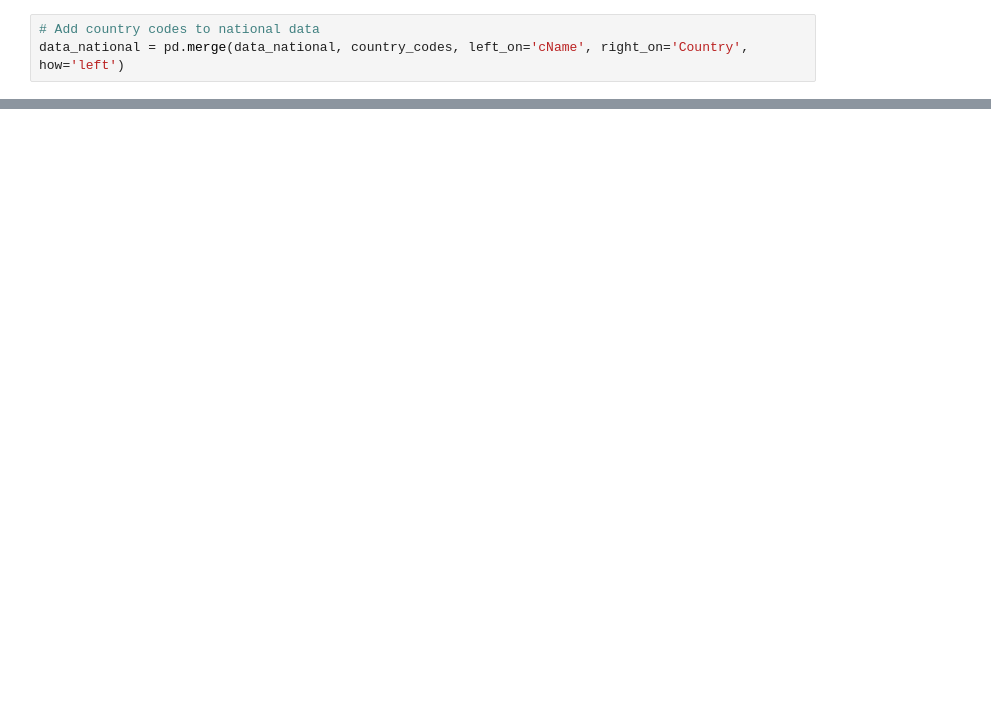
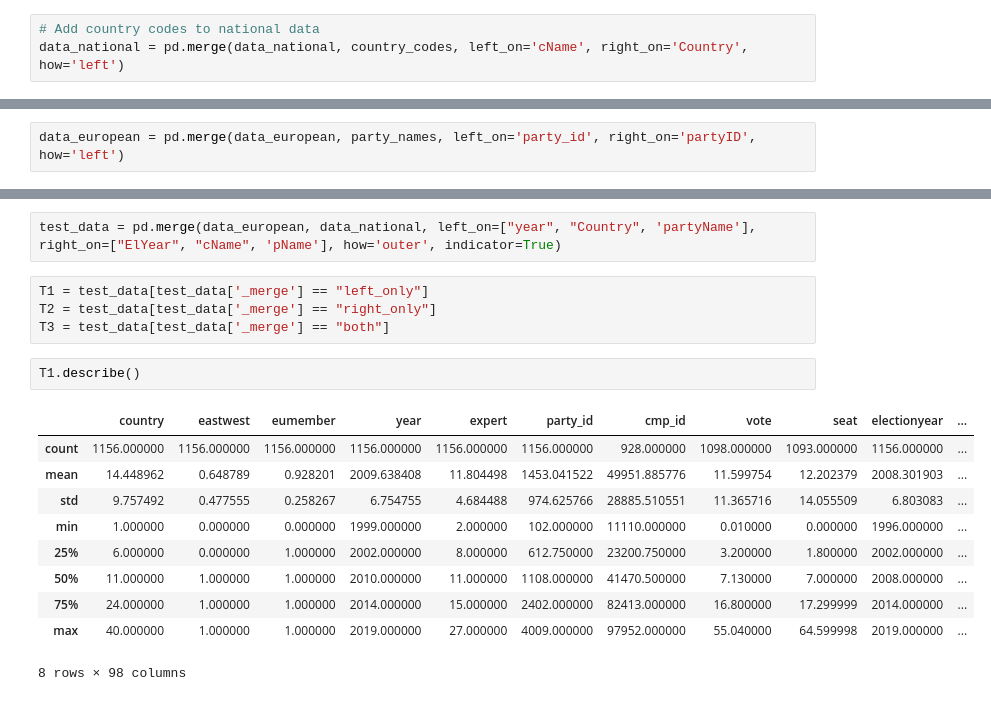
Before and after one commit to Drodriguez-9/european_vote_analysis, a Jupyter notebook: src/data/preprocess.ipynb, the cells around one changed output, grey strips where cells are left out. Cells and saved outputs as stored; diff of their text form; blank space fills up the shorter version.

```diff
--- a/src/data/preprocess.ipynb
+++ b/src/data/preprocess.ipynb
@@ -46,0 +75,2 @@ data_european
+# %%
+data_european = pd.merge(data_european, party_names, left_on='party_id', right_on='partyID', how='left')
@@ -46,0 +87,19 @@ data_european
+# %%
+test_data = pd.merge(data_european, data_national, left_on=["year", "Country", 'partyName'], right_on=["ElYear", "cName", 'pName'], how='outer', indicator=True)
+# %%
+T1 = test_data[test_data['_merge'] == "left_only"]
+T2 = test_data[test_data['_merge'] == "right_only"]
+T3 = test_data[test_data['_merge'] == "both"]
+# %%
+T1.describe()
+# %% [output]
+|  | country | eastwest | eumember | year | expert | party_id | cmp_id | vote | seat | electionyear | ... |
+| count | 1156.000000 | 1156.000000 | 1156.000000 | 1156.000000 | 1156.000000 | 1156.000000 | 928.000000 | 1098.000000 | 1093.000000 | 1156.000000 | ... |
+| mean | 14.448962 | 0.648789 | 0.928201 | 2009.638408 | 11.804498 | 1453.041522 | 49951.885776 | 11.599754 | 12.202379 | 2008.301903 | ... |
+| std | 9.757492 | 0.477555 | 0.258267 | 6.754755 | 4.684488 | 974.625766 | 28885.510551 | 11.365716 | 14.055509 | 6.803083 | ... |
+| min | 1.000000 | 0.000000 | 0.000000 | 1999.000000 | 2.000000 | 102.000000 | 11110.000000 | 0.010000 | 0.000000 | 1996.000000 | ... |
+| 25% | 6.000000 | 0.000000 | 1.000000 | 2002.000000 | 8.000000 | 612.750000 | 23200.750000 | 3.200000 | 1.800000 | 2002.000000 | ... |
+| 50% | 11.000000 | 1.000000 | 1.000000 | 2010.000000 | 11.000000 | 1108.000000 | 41470.500000 | 7.130000 | 7.000000 | 2008.000000 | ... |
+| 75% | 24.000000 | 1.000000 | 1.000000 | 2014.000000 | 15.000000 | 2402.000000 | 82413.000000 | 16.800000 | 17.299999 | 2014.000000 | ... |
+| max | 40.000000 | 1.000000 | 1.000000 | 2019.000000 | 27.000000 | 4009.000000 | 97952.000000 | 55.040000 | 64.599998 | 2019.000000 | ... |
+8 rows × 98 columns
```
Also changed, not shown: parts of 18 cells of this notebook, 1 other file.
